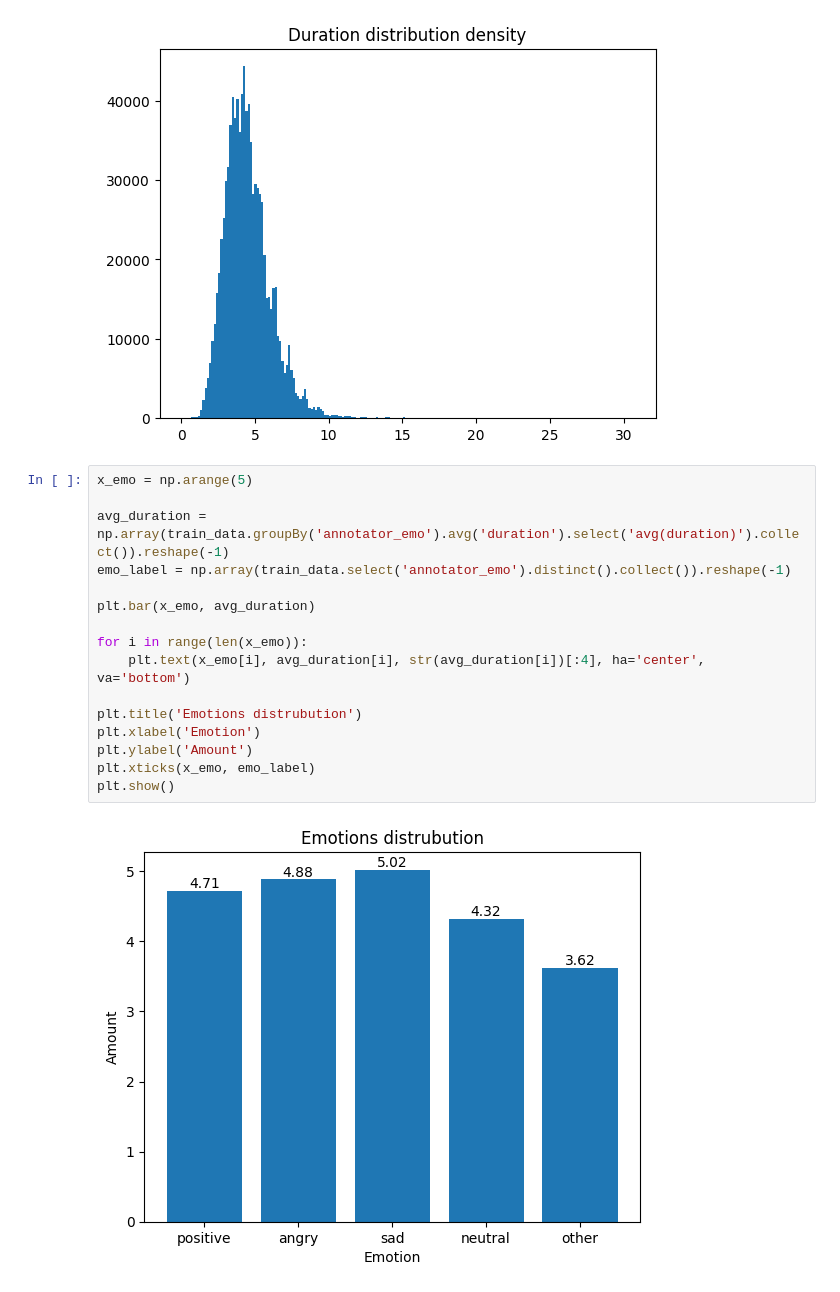
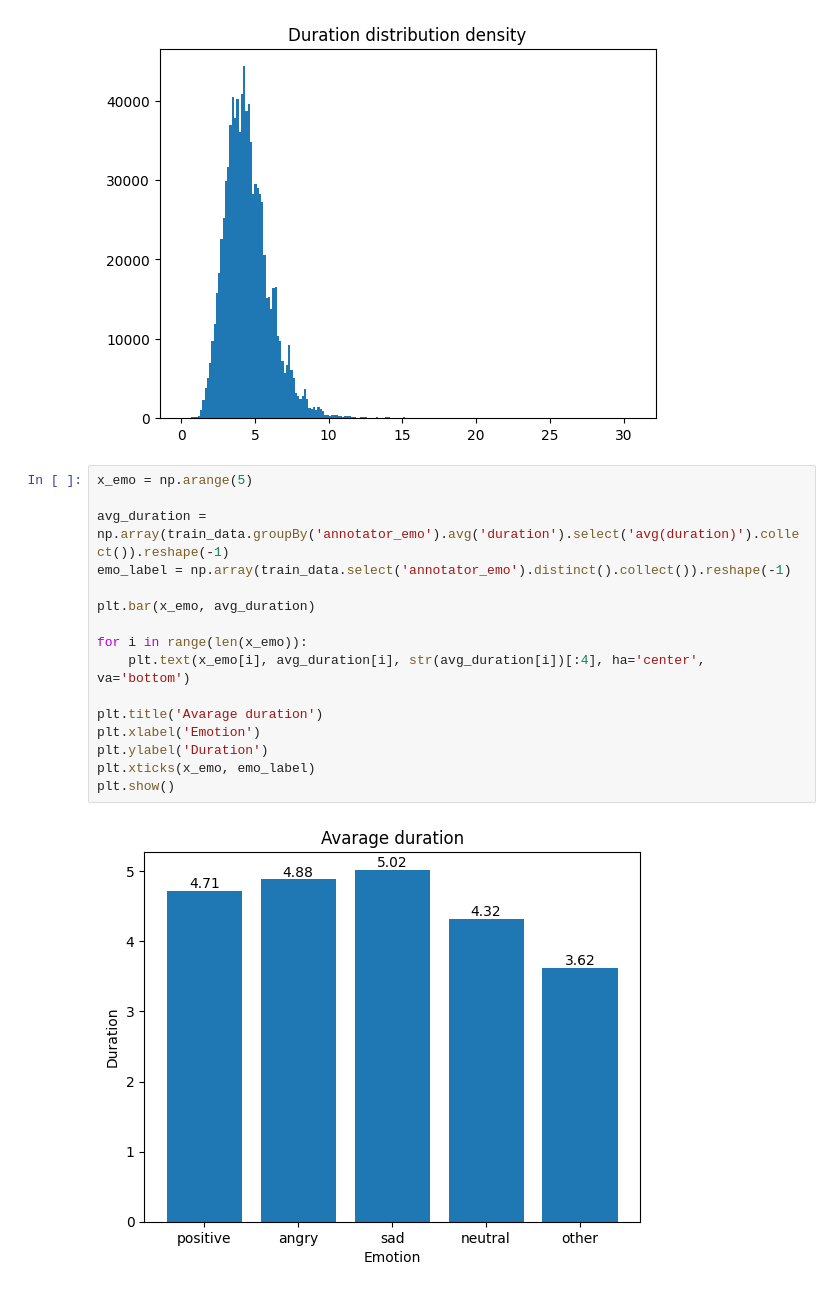
Before and after one commit to layvvs/sense-net, a Jupyter notebook: data-preprocessing/data_preprocessing.ipynb, the cells around one changed output. Saved outputs shown, nothing was run; the diff lists cells and outputs as text.

Commit message:
Small fix in avg duration bar plot

```diff
--- a/data-preprocessing/data_preprocessing.ipynb
+++ b/data-preprocessing/data_preprocessing.ipynb
@@ -102,18 +102,18 @@ plt.show()
 # %%
 x_emo = np.arange(5)
 
 avg_duration = np.array(train_data.groupBy('annotator_emo').avg('duration').select('avg(duration)').collect()).reshape(-1)
 emo_label = np.array(train_data.select('annotator_emo').distinct().collect()).reshape(-1)
 
 plt.bar(x_emo, avg_duration)
 
 for i in range(len(x_emo)):
     plt.text(x_emo[i], avg_duration[i], str(avg_duration[i])[:4], ha='center', va='bottom')
 
-plt.title('Emotions distrubution')
+plt.title('Avarage duration')
 plt.xlabel('Emotion')
-plt.ylabel('Amount')
+plt.ylabel('Duration')
 plt.xticks(x_emo, emo_label)
 plt.show()
 # %% [output]
-[figure, old version]
+[figure, new version]
```
